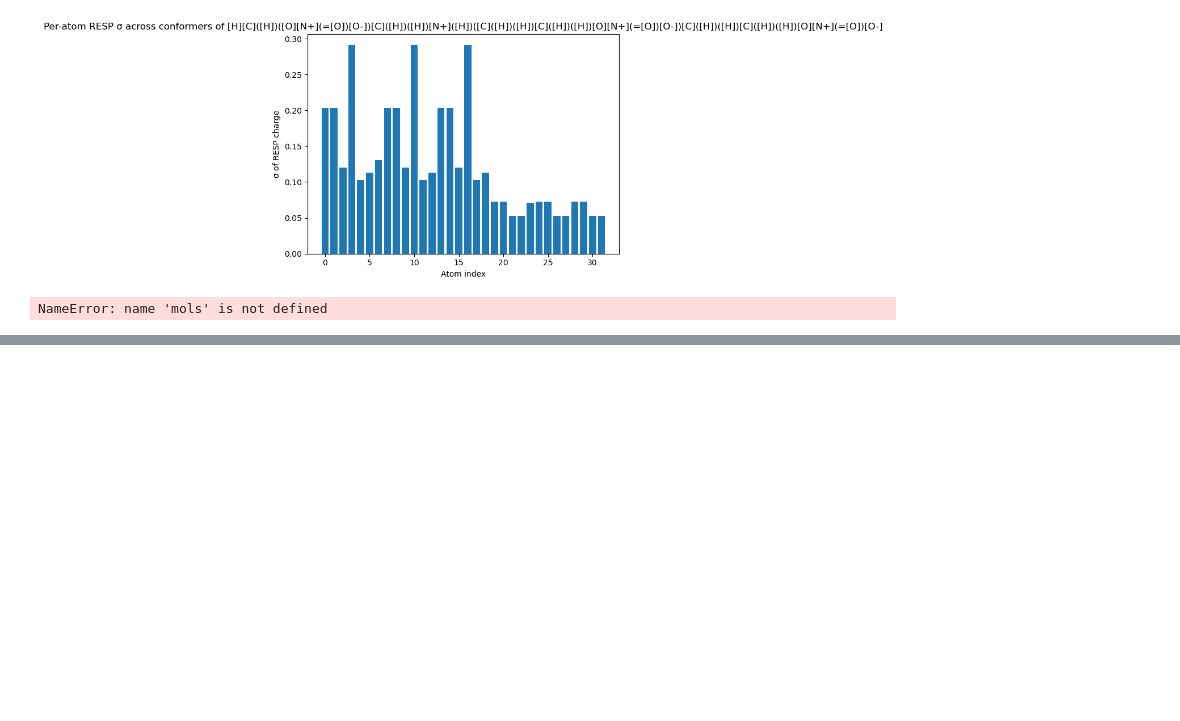
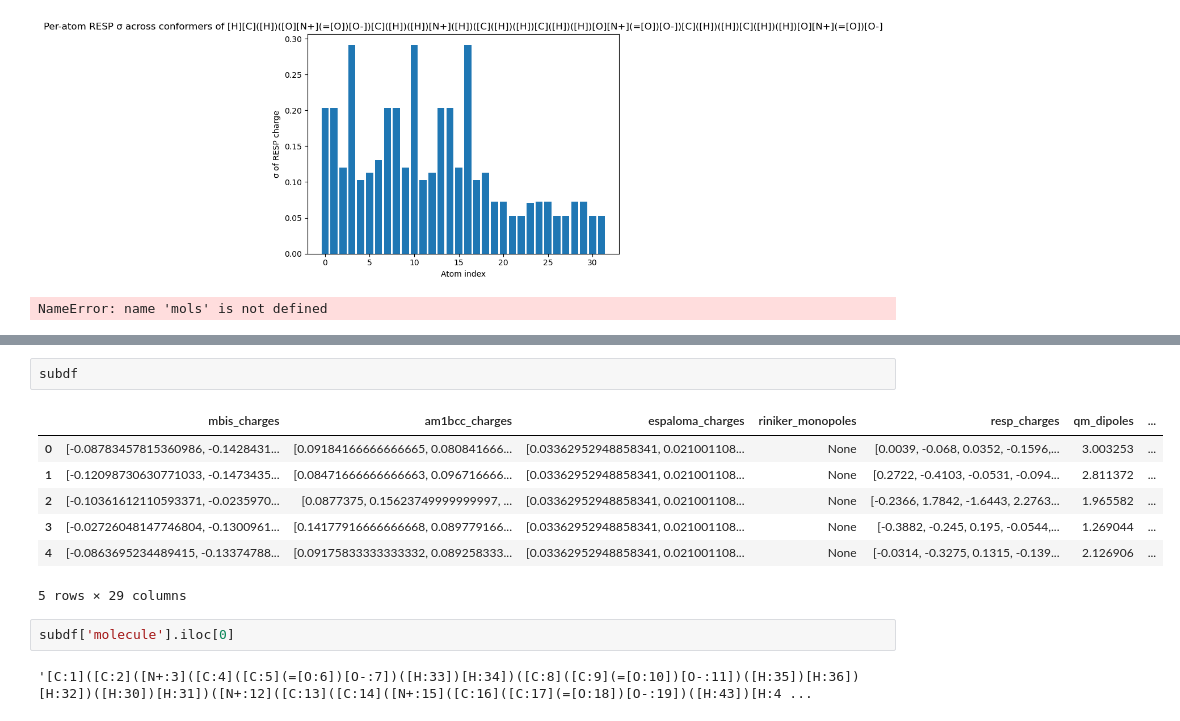
Before and after one commit to bismuthadams1/charge_paper, a Jupyter notebook: conformer_test/explore_parquet.ipynb, the cells around one changed output, grey strips where cells are left out. Cells and saved outputs as stored; diff of their text form; blank space fills up the shorter version.

```diff
--- a/conformer_test/explore_parquet.ipynb
+++ b/conformer_test/explore_parquet.ipynb
@@ -462,0 +595,14 @@ row['smiles']
+# %%
+subdf
+# %% [output]
+|  | mbis_charges | am1bcc_charges | espaloma_charges | riniker_monopoles | resp_charges | qm_dipoles | ... |
+| 0 | [-0.08783457815360986, -0.1428431... | [0.09184166666666665, 0.080841666... | [0.03362952948858341, 0.021001108... | None | [0.0039, -0.068, 0.0352, -0.1596,... | 3.003253 | ... |
+| 1 | [-0.12098730630771033, -0.1473435... | [0.08471666666666663, 0.096716666... | [0.03362952948858341, 0.021001108... | None | [0.2722, -0.4103, -0.0531, -0.094... | 2.811372 | ... |
+| 2 | [-0.10361612110593371, -0.0235970... | [0.0877375, 0.15623749999999997, ... | [0.03362952948858341, 0.021001108... | None | [-0.2366, 1.7842, -1.6443, 2.2763... | 1.965582 | ... |
+| 3 | [-0.02726048147746804, -0.1300961... | [0.14177916666666668, 0.089779166... | [0.03362952948858341, 0.021001108... | None | [-0.3882, -0.245, 0.195, -0.0544,... | 1.269044 | ... |
+| 4 | [-0.0863695234489415, -0.13374788... | [0.09175833333333332, 0.089258333... | [0.03362952948858341, 0.021001108... | None | [-0.0314, -0.3275, 0.1315, -0.139... | 2.126906 | ... |
+5 rows × 29 columns
+# %%
+subdf['molecule'].iloc[0]
+# %% [output]
+'[C:1]([C:2]([N+:3]([C:4]([C:5](=[O:6])[O-:7])([H:33])[H:34])([C:8]([C:9](=[O:10])[O-:11])([H:35])[H:36])[H:32])([H:30])[H:31])([N+:12]([C:13]([C:14]([N+:15]([C:16]([C:17](=[O:18])[O-:19])([H:43])[H:4 ...
```
Also changed, not shown: parts of 4 cells of this notebook, 11 other files.
